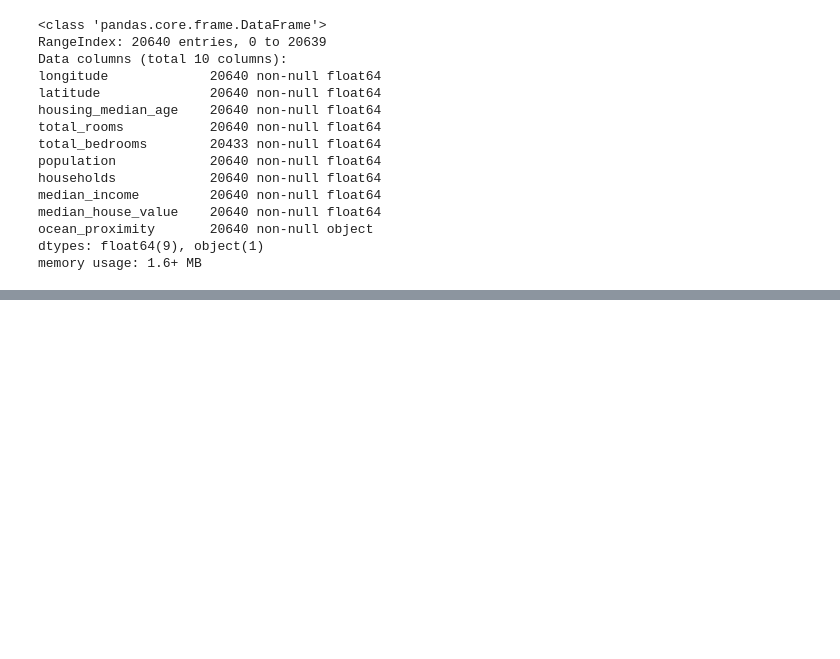
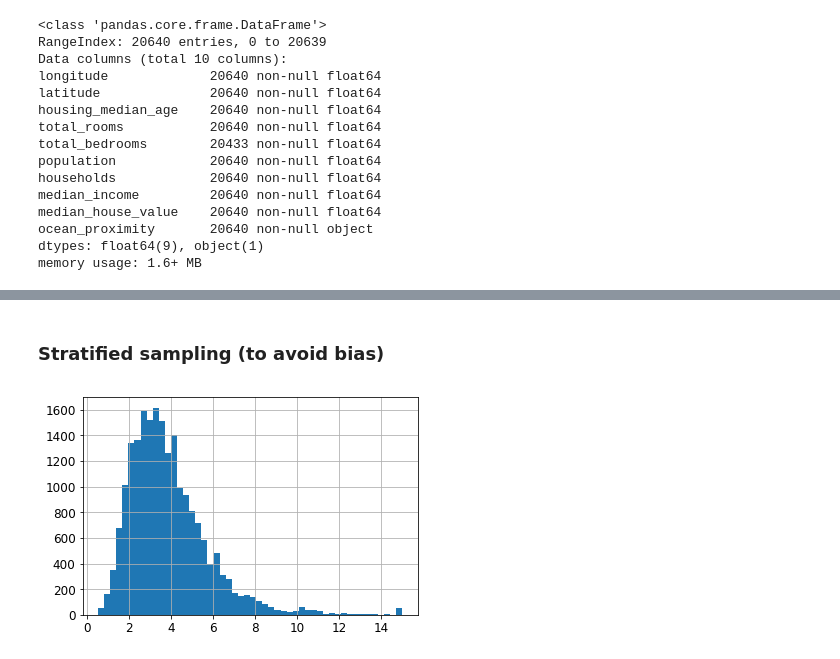
Before and after one commit to georgechubak/handson-ml2, a Jupyter notebook: 02_reworked_end_to_end_machine_learning_project.ipynb, the cells around one changed output, grey strips where cells are left out. Drawn from its saved outputs; the diff is of its cells as text; code cells hidden in the pictures; blank space fills up the shorter version.

```diff
--- a/02_reworked_end_to_end_machine_learning_project.ipynb
+++ b/02_reworked_end_to_end_machine_learning_project.ipynb
@@ -85,0 +206,7 @@ memory usage: 1.6+ MB
+# %% [markdown]
+### Stratified sampling (to avoid bias)
+# %%
+housing['median_income'].hist(bins=50)
+plt.show()
+# %% [output]
+[figure, added]
```
Also changed, not shown: parts of 42 cells of this notebook, 1 other file.
